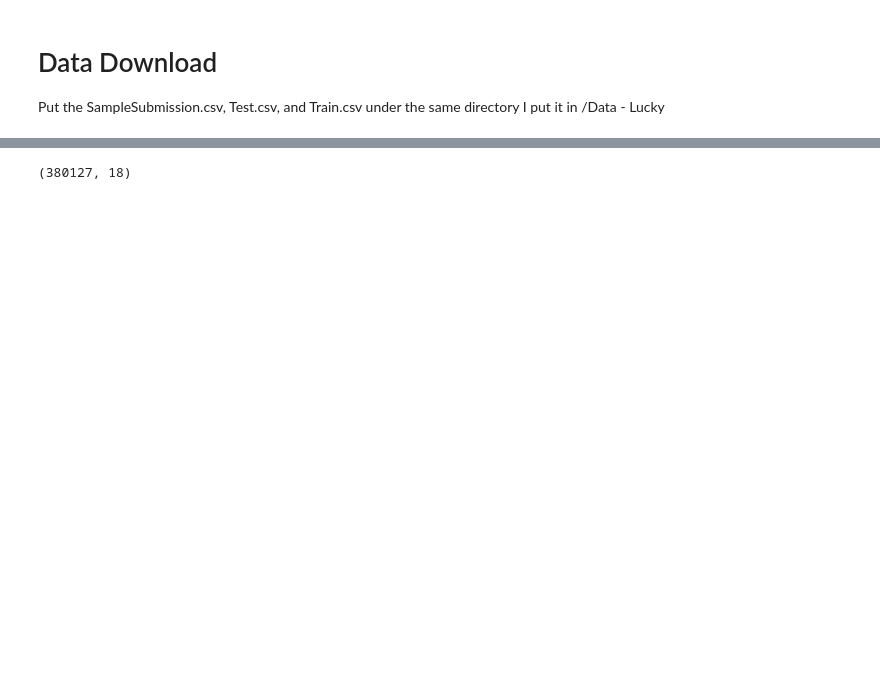
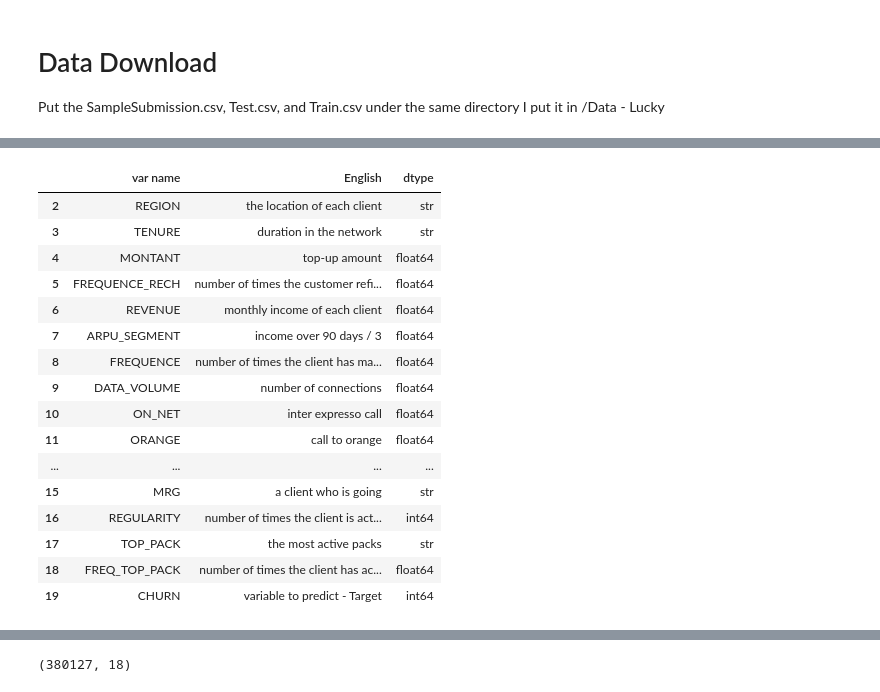
Before and after one commit to alimuratov/ml7101-expresso-churn-prediction, a Jupyter notebook: Starter/StarterNotebook.ipynb, the cells around one changed output, grey strips where cells are left out. Drawn from its saved outputs; the diff is of its cells as text; code cells hidden in the pictures; blank space fills up the shorter version.

```diff
--- a/Starter/StarterNotebook.ipynb
+++ b/Starter/StarterNotebook.ipynb
@@ -64,0 +56,29 @@ memory usage: 312.2+ MB
+# %%
+# Checking Variable Definition
+definitions = pd.read_csv('VariableDefinitions.csv', skiprows=1)
+definitions = definitions.rename(columns={'Unnamed: 0': 'var name'})
+definitions = definitions.drop(columns=["French"])
+definitions.dropna(inplace=True)
+definitions['dtype'] = definitions["var name"].map(
+    train.dtypes.astype(str)
+
+)
+definitions
+# %% [output]
+|  | var name | English | dtype |
+| 2 | REGION | the location of each client | str |
+| 3 | TENURE | duration in the network | str |
+| 4 | MONTANT | top-up amount | float64 |
+| 5 | FREQUENCE_RECH | number of times the customer refi... | float64 |
+| 6 | REVENUE | monthly income of each client | float64 |
+| 7 | ARPU_SEGMENT | income over 90 days / 3 | float64 |
+| 8 | FREQUENCE | number of times the client has ma... | float64 |
+| 9 | DATA_VOLUME | number of connections | float64 |
+| 10 | ON_NET | inter expresso call | float64 |
+| 11 | ORANGE | call to orange | float64 |
+| ... | ... | ... | ... |
+| 15 | MRG | a client who is going | str |
+| 16 | REGULARITY | number of times the client is act... | int64 |
+| 17 | TOP_PACK | the most active packs | str |
+| 18 | FREQ_TOP_PACK | number of times the client has ac... | float64 |
+| 19 | CHURN | variable to predict - Target | int64 |
```
Also changed, not shown: parts of 29 cells of this notebook.
